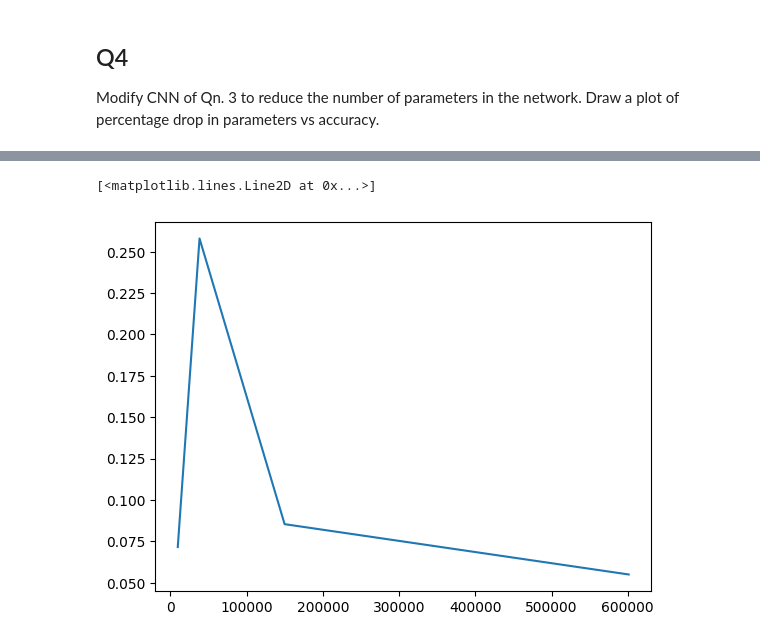
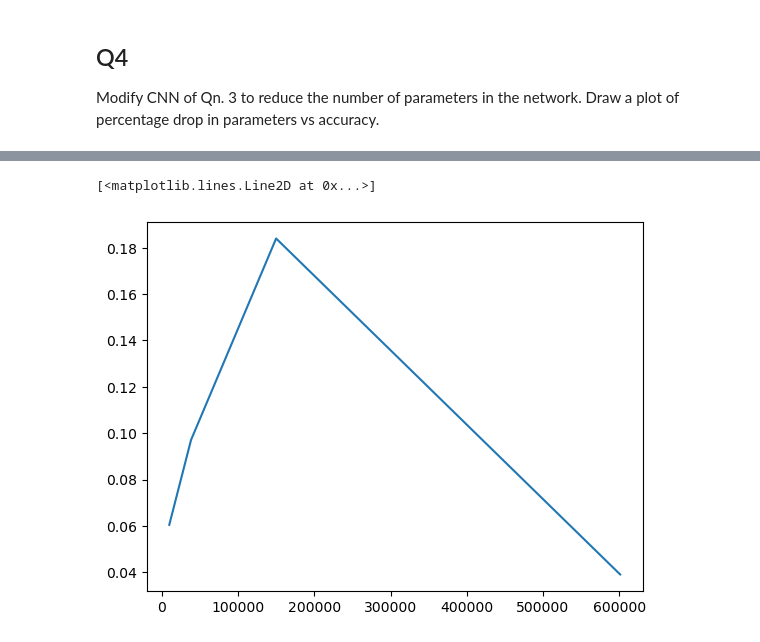
Before and after one commit to Sreya-C/CSE-AI-ML-Sem6-Labs, a Jupyter notebook: DL/Week5/DLLab5.ipynb, the cells around one changed output, grey strips where cells are left out. Saved outputs shown, nothing was run; the diff lists cells and outputs as text; code cells hidden in the pictures.

```diff
--- a/DL/Week5/DLLab5.ipynb
+++ b/DL/Week5/DLLab5.ipynb
@@ -439,9 +520,8 @@ Finished Training. Final loss = 0.055033281445503235, Total params = 601254
 # %%
-losses = [0.055033281445503235,0.08542836457490921,0.2579786479473114,0.07159193605184555]
+losses = [0.03902818262577057,0.08542836457490921,0.09705353528261185,0.06044217571616173]
 params = [601254,149798,38150,9594]
 import matplotlib.pyplot as plt
-
 plt.plot(params,losses)
 # %% [output]
 [<matplotlib.lines.Line2D at 0x...>]
-[figure, old version]
+[figure, new version]
```
Also changed, not shown: parts of 3 cells of this notebook, 8 other files.
